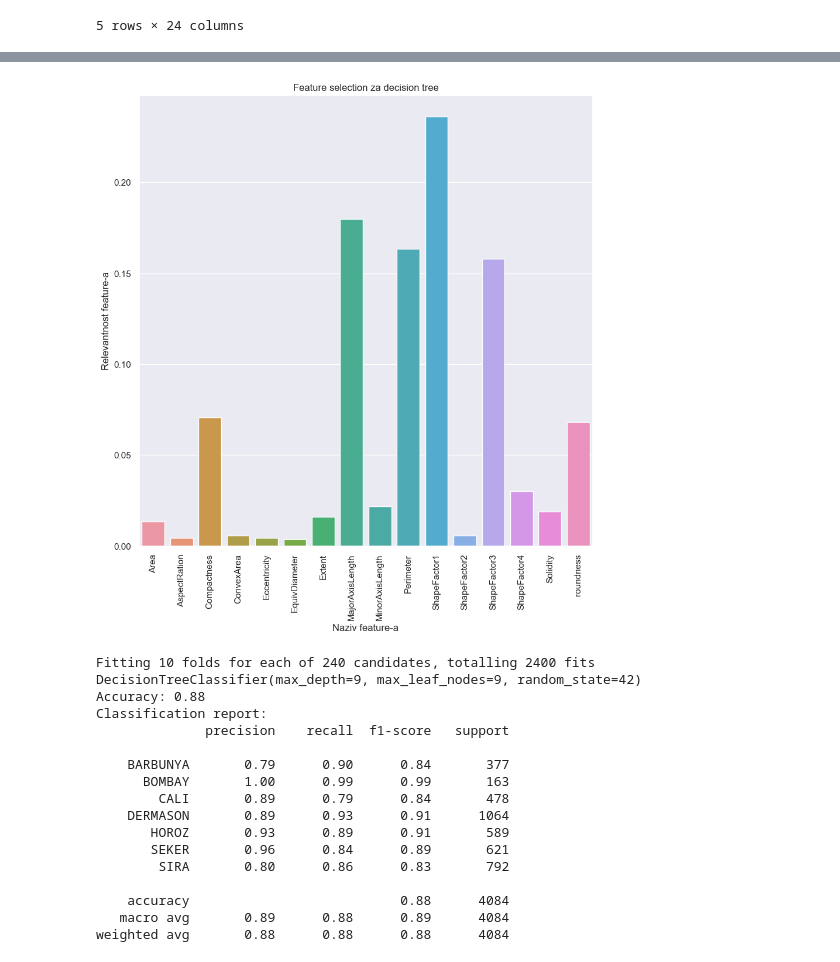
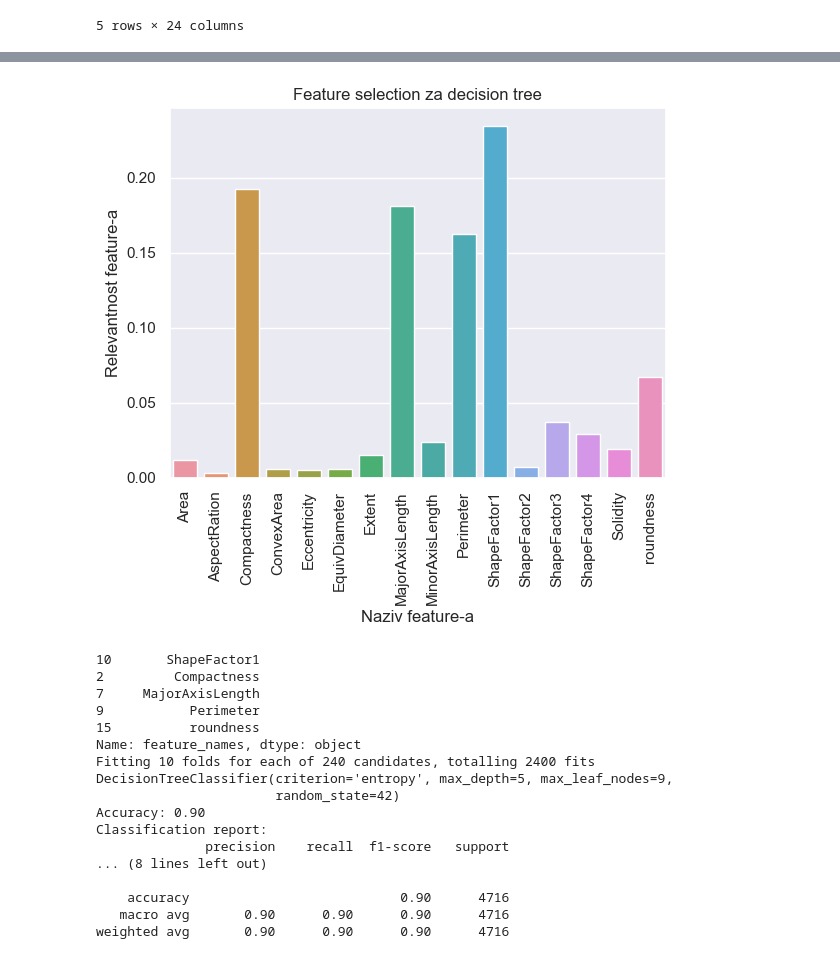
Before and after one commit to minanikolic916/ML1, a Jupyter notebook: ML1.ipynb, the cells around one changed output, grey strips where cells are left out. Drawn from its saved outputs; the diff is of its cells as text; code cells hidden in the pictures.

```diff
--- a/ML1.ipynb
+++ b/ML1.ipynb
@@ -272,7 +271,7 @@ Number of values after eliminating outliers: 12930
 # %%
 def delete_outliers(data):
     isolation_forest = IsolationForest(n_estimators = 100, contamination = 0.05, max_samples = 'auto')
-    outlier_prediction = isolation_forest.fit_predict(data[best_feature_cols].values)
+    outlier_prediction = isolation_forest.fit_predict(data[data.columns.difference(['Class'])].values)
     print("Number of normal values detected: {}".format(outlier_prediction[outlier_prediction  == 1].sum()))
     print("Number of outliers detected: {}".format(abs(outlier_prediction[outlier_prediction == -1].sum())))
     data_no_outliers = data.copy()
@@ -281,3 +280,4 @@ def delete_outliers(data):
     data_no_outliers = data_no_outliers[data_no_outliers.columns.difference(['Is_Outlier'])]
     print('Number of values after eliminating outliers: ' + str(len(data_no_outliers)))
     return data_no_outliers
+bean_data_b_no_outliers = delete_outliers(bean_data_balanced)
@@ -416,8 +395,8 @@ Name: feature, dtype: object
 # %%
 #feature selection za decision tree
 def feature_selection_decision_tree(n_features):
-    decisionTree.fit(input_cols, output_col)
-    values = decisionTree.feature_importances_
+    decision_tree.fit(input_cols, output_col)
+    values = decision_tree.feature_importances_
     feature_names = input_cols.columns.values
     sns.barplot(x= feature_names, y=values)
     title = 'Feature selection za decision tree'
@@ -589,0 +520,6 @@ grad_boosting = GradientBoostingClassifier()
+# %%
+#pored balansiranja i eliminacije outliera, odradjena je i normalizacija
+minmax = MinMaxScaler()
+cols_to_normalize = bean_data.columns.difference(['Class'])
+bean_data_all = bean_data_b_no_outliers.copy()
+bean_data_all[cols_to_normalize] = minmax.fit_transform(bean_data_all[cols_to_normalize])
@@ -590 +544,12 @@ grad_boosting = GradientBoostingClassifier()
+# %%
+#obicni i preprocesirani podaci
+X_cols = bean_data[bean_data.columns.difference(['Class'])]
+y_col = bean_data['Class']
+
+X_cols_preprocessed = bean_data_all[bean_data.columns.difference(['Class'])]
+y_col_preprocessed = bean_data_all['Class']
+
+#treniranje sa neobradjenim i preprocesiranim skupom
+X_train, X_test, y_train, y_test = train_test_split(X_cols, y_col, test_size=0.2)
+X_train_p, X_test_p, y_train_p, y_test_p = train_test_split(X_cols_preprocessed, y_col_preprocessed, test_size=0.2)
 # %%
@@ -629,38 +651,39 @@ print(diff_models_res)
 # %%
 #podesavanje hiperparametara za decision tree
 parameters = {'max_leaf_nodes': list(range(2,10)),
               'min_samples_split':[2,3,4],
               'max_depth': [2,3,5,9,10],
               'criterion': ['gini', 'entropy']}
 #selekcija feature-a za decision tree
-tree_features = feature_selection_decision_tree(6)
+tree_features = feature_selection_decision_tree(5)
+print(tree_features)
 decisionTree = DecisionTreeClassifier(random_state=42)
 grid_search_cv = GridSearchCV(decisionTree, parameters,verbose=1,cv=10, n_jobs = -1)
-best_model = grid_search_cv.fit(X_train[tree_features], y_train)
+best_model = grid_search_cv.fit(X_train_p[tree_features], y_train_p)
 print(grid_search_cv.best_estimator_)
-y_preds = best_model.predict(X_test[tree_features])
-print('Accuracy: {:.2f}'.format(best_model.score(X_test[tree_features], y_test)))
+y_preds = best_model.predict(X_test_p[tree_features])
+print('Accuracy: {:.2f}'.format(best_model.score(X_test_p[tree_features], y_test_p)))
 print('Classification report: ')
-print(classification_report(y_test, y_preds))
+print(classification_report(y_test_p, y_preds))
 # %% [output]
-[figure, old version]
+[figure, new version]
+10       ShapeFactor1
+2         Compactness
+7     MajorAxisLength
+9           Perimeter
+15          roundness
+Name: feature_names, dtype: object
 Fitting 10 folds for each of 240 candidates, totalling 2400 fits
-DecisionTreeClassifier(max_depth=9, max_leaf_nodes=9, random_state=42)
-Accuracy: 0.88
+DecisionTreeClassifier(criterion='entropy', max_depth=5, max_leaf_nodes=9,
+                       random_state=42)
+Accuracy: 0.90
 Classification report:
               precision    recall  f1-score   support
+... (8 lines left out)
 
-    BARBUNYA       0.79      0.90      0.84       377
-      BOMBAY       1.00      0.99      0.99       163
-        CALI       0.89      0.79      0.84       478
-    DERMASON       0.89      0.93      0.91      1064
-       HOROZ       0.93      0.89      0.91       589
-       SEKER       0.96      0.84      0.89       621
-        SIRA       0.80      0.86      0.83       792
-
-    accuracy                           0.88      4084
-   macro avg       0.89      0.88      0.89      4084
-weighted avg       0.88      0.88      0.88      4084
+    accuracy                           0.90      4716
+   macro avg       0.90      0.90      0.90      4716
+weighted avg       0.90      0.90      0.90      4716
 # %%
 #vizuelizacija decision tree-a
 fig = plt.figure(figsize=(50,20))
```
Also changed, not shown: parts of 39 cells of this notebook.
